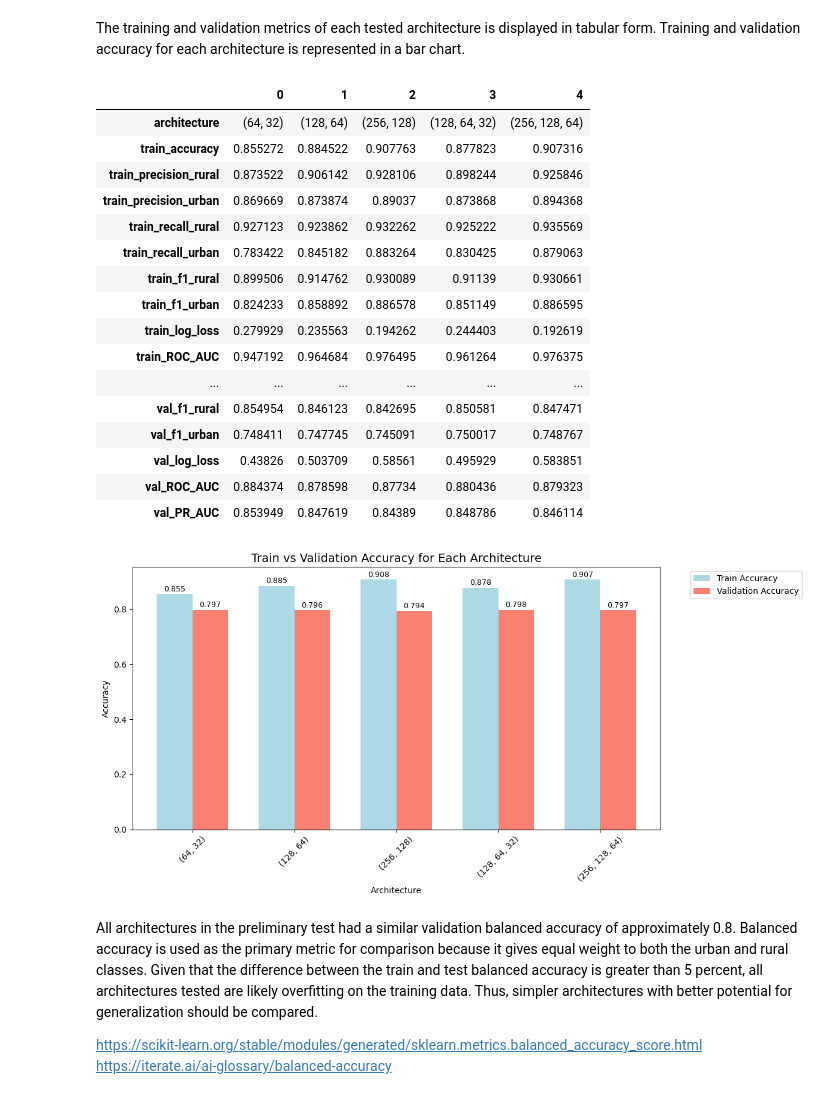
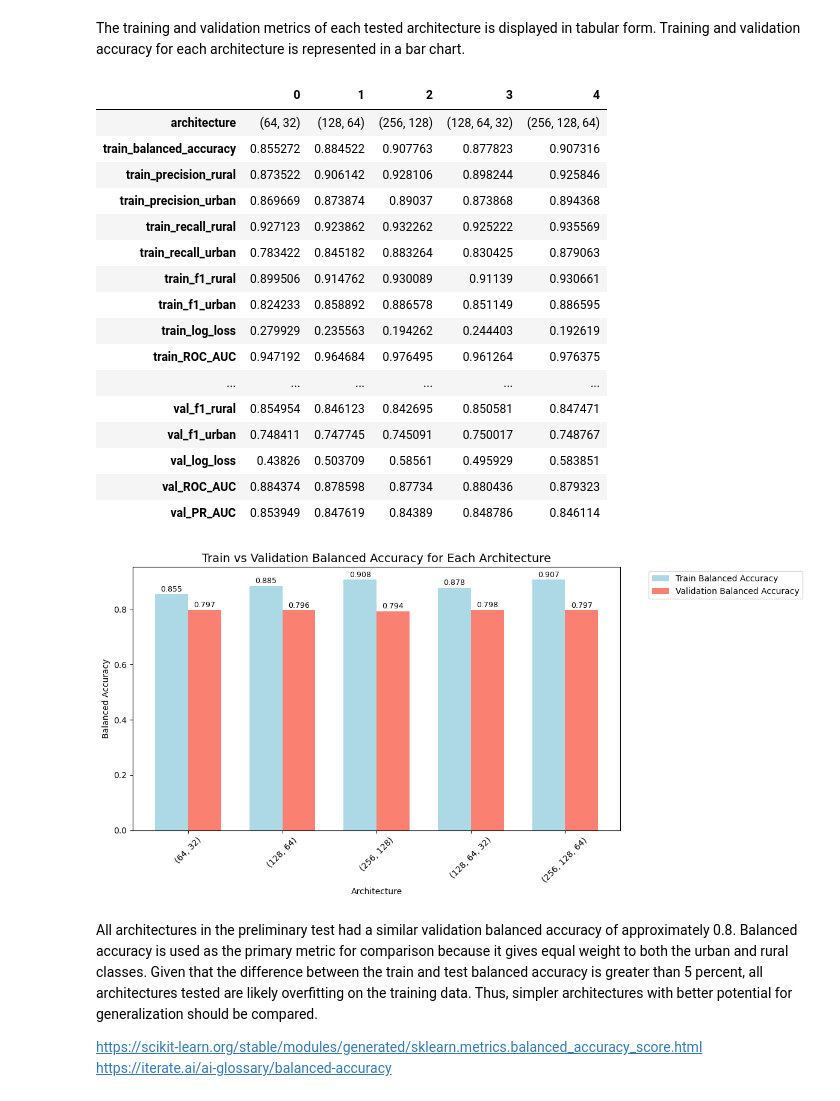
Before and after one commit to NebulaRojo9/STINTSY-MCO, a Jupyter notebook: Multi-Layer Perceptron.ipynb, the cells around one changed output. Cells and saved outputs as stored; diff of their text form; code cells hidden in the pictures.

```diff
--- a/Multi-Layer Perceptron.ipynb
+++ b/Multi-Layer Perceptron.ipynb
@@ -166,9 +163,20 @@ for hidden_layers in configs:
             "val": evalMetrics
         })
 
-    # compute averages across runs
+    # Collect all training confusion matrices
+    train_cms = [r['train']['confusion_matrix'] for r in run_metrics if 'confusion_matrix' in r['train']]
+    avg_train_cm = np.sum(train_cms, axis=0)
+
+    # Collect all validation confusion matrices
+    val_cms = [r['val']['confusion_matrix'] for r in run_metrics if 'confusion_matrix' in r['val']]
+    avg_val_cm = np.sum(val_cms, axis=0)
+
+    # Compute averages across runs
     avg_train_metrics = {}
     for k, v in run_metrics[0]["train"].items():
+        # Skip the confusion matrix here
+        if k == 'confusion_matrix':
+            continue
         if isinstance(v, dict):  # nested dict
             for subk in v:
                 avg_train_metrics[f"{k}_{subk}"] = np.mean([r["train"][k][subk] for r in run_metrics])
@@ -177,11 +185,16 @@ for hidden_layers in configs:
 
     avg_val_metrics = {}
     for k, v in run_metrics[0]["val"].items():
+        if k == 'confusion_matrix':
+            continue
         if isinstance(v, dict):
             for subk in v:
                 avg_val_metrics[f"{k}_{subk}"] = np.mean([r["val"][k][subk] for r in run_metrics])
         else:
             avg_val_metrics[k] = np.mean([r["val"][k] for r in run_metrics])
+
+    avg_train_metrics['confusion_matrix'] = avg_train_cm
+    avg_val_metrics['confusion_matrix'] = avg_val_cm
 
     # append averaged results for this architecture
     results.append({
@@ -250,7 +278,7 @@ def flat_results_architecture(training_results):
     for r in training_results:
         flat_r = {
             "architecture": r["architecture"],
-            "train_accuracy": r["train_accuracy"],
+            "train_balanced_accuracy": r["train_balanced_accuracy"],
             "train_precision_rural": r["train_precision_class 0"],
             "train_precision_urban": r["train_precision_class 1"],
             "train_recall_rural": r["train_recall_class 0"],
@@ -260,7 +288,7 @@ def flat_results_architecture(training_results):
             "train_log_loss": r["train_log_loss"],
             "train_ROC_AUC": r["train_ROC_AUC"],
             "train_PR_AUC": r["train_PR_AUC"],
-            "val_accuracy": r["val_accuracy"],
+            "val_balanced_accuracy": r["val_balanced_accuracy"],
             "val_precision_rural": r["val_precision_class 0"],
             "val_precision_urban": r["val_precision_class 1"],
             "val_recall_rural": r["val_recall_class 0"],
@@ -282,7 +353,7 @@ results_df.T
 # %% [output]
 |  | 0 | 1 | 2 | 3 | 4 |
 | architecture | (64, 32) | (128, 64) | (256, 128) | (128, 64, 32) | (256, 128, 64) |
-| train_accuracy | 0.855272 | 0.884522 | 0.907763 | 0.877823 | 0.907316 |
+| train_balanced_accuracy | 0.855272 | 0.884522 | 0.907763 | 0.877823 | 0.907316 |
 | train_precision_rural | 0.873522 | 0.906142 | 0.928106 | 0.898244 | 0.925846 |
 | train_precision_urban | 0.869669 | 0.873874 | 0.89037 | 0.873868 | 0.894368 |
 | train_recall_rural | 0.927123 | 0.923862 | 0.932262 | 0.925222 | 0.935569 |
@@ -300,26 +371,26 @@ results_df.T
 # %%
 # see distribution of balanced accuracy scores in the training and validation set across different architectures
 plt.figure(figsize=(12, 6))
 x = np.arange(len(results_df["architecture"]))
 bar_width = 0.35
-plt.bar(x - bar_width/2, results_df["train_accuracy"], width=bar_width, label='Train Accuracy', color='lightblue')
-plt.bar(x + bar_width/2, results_df["val_accuracy"], width=bar_width, label='Validation Accuracy', color='salmon')
-plt.title("Train vs Validation Accuracy for Each Architecture", fontsize=14)
+plt.bar(x - bar_width/2, results_df["train_balanced_accuracy"], width=bar_width, label='Train Balanced Accuracy', color='lightblue')
+plt.bar(x + bar_width/2, results_df["val_balanced_accuracy"], width=bar_width, label='Validation Balanced Accuracy', color='salmon')
+plt.title("Train vs Validation Balanced Accuracy for Each Architecture", fontsize=14)
 plt.xlabel("Architecture")
-plt.ylabel("Accuracy")
+plt.ylabel("Balanced Accuracy")
 # position legend outside the plot area to avoid overlap
 plt.legend(bbox_to_anchor=(1.05, 1), loc='upper left')
 plt.xticks(x, results_df["architecture"], rotation=45)
 plt.tight_layout()
 
 # allow user to see the values on top of the bars
 for i in range(len(results_df)):
-    plt.text(i - bar_width/2, results_df["train_accuracy"].iloc[i] + 0.01, f"{results_df['train_accuracy'].iloc[i]:.3f}", ha='center', fontsize=9)
-    plt.text(i + bar_width/2, results_df["val_accuracy"].iloc[i] + 0.01, f"{results_df['val_accuracy'].iloc[i]:.3f}", ha='center', fontsize=9)
+    plt.text(i - bar_width/2, results_df["train_balanced_accuracy"].iloc[i] + 0.01, f"{results_df['train_balanced_accuracy'].iloc[i]:.3f}", ha='center', fontsize=9)
+    plt.text(i + bar_width/2, results_df["val_balanced_accuracy"].iloc[i] + 0.01, f"{results_df['val_balanced_accuracy'].iloc[i]:.3f}", ha='center', fontsize=9)
 
 plt.show()
 # %% [output]
-[figure, old version]
+[figure, new version]
 # %% [markdown]
 All architectures in the preliminary test had a similar validation balanced accuracy of approximately 0.8. Balanced accuracy is used as the primary metric for comparison because it gives equal weight to both the urban and rural classes. Given that the difference between the train and test balanced accuracy is greater than 5 percent, all architectures tested are likely overfitting on the training data. Thus, simpler architectures with better potential for generalization should be compared.
 
```
Also changed, not shown: parts of 20 cells of this notebook, 4 other files.
